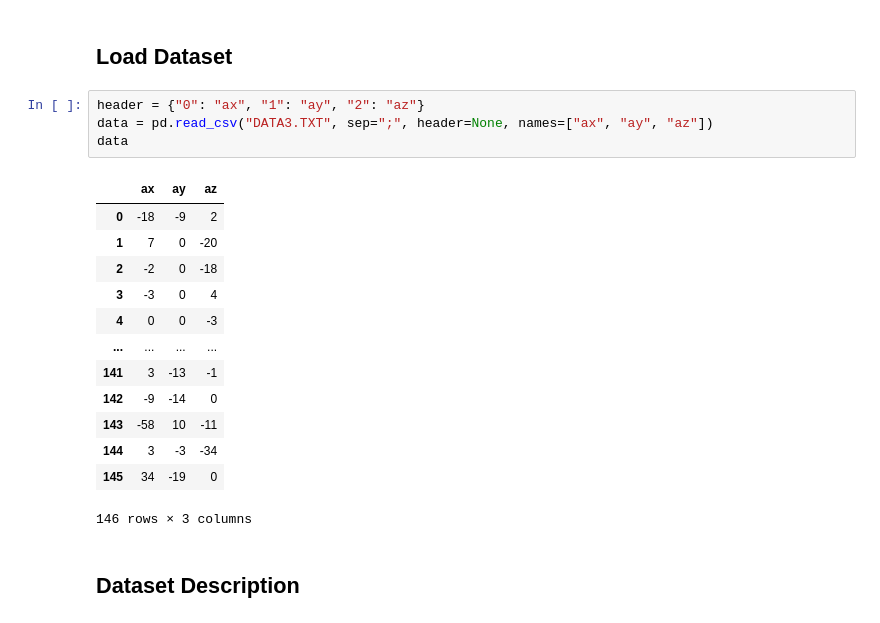
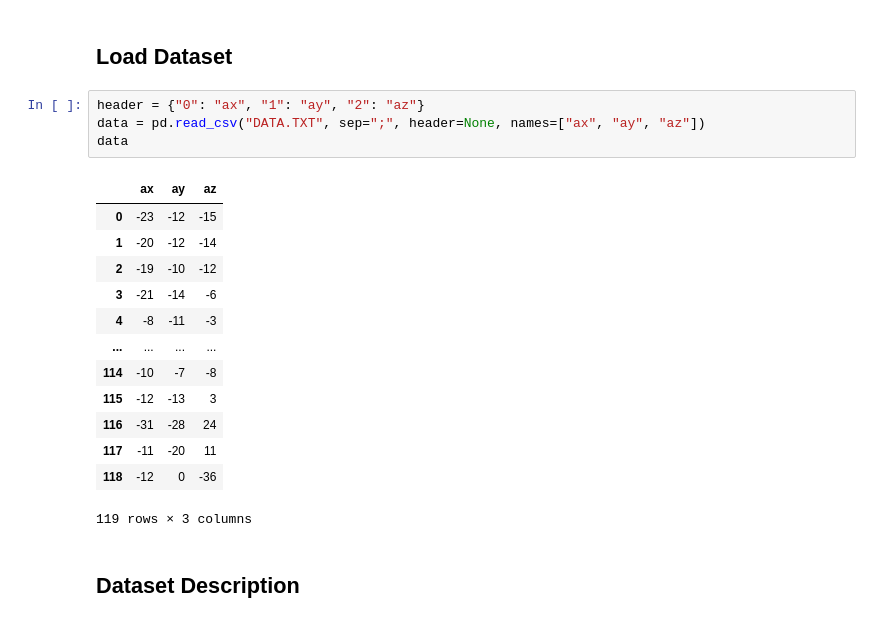
Before and after one commit to FABallemand/ProjetIngenieur, a Jupyter notebook: arduino_device/data/2023_02_27/data_analysis.ipynb, the cells around one changed output. Drawn from its saved outputs; the diff is of its cells as text.

```diff
--- a/arduino_device/data/2023_02_27/data_analysis.ipynb
+++ b/arduino_device/data/2023_02_27/data_analysis.ipynb
@@ -8,22 +8,22 @@ import matplotlib.pyplot as plt
 ## Load Dataset
 # %%
 header = {"0": "ax", "1": "ay", "2": "az"}
-data = pd.read_csv("DATA3.TXT", sep=";", header=None, names=["ax", "ay", "az"])
+data = pd.read_csv("DATA.TXT", sep=";", header=None, names=["ax", "ay", "az"])
 data
 # %% [output]
 |  | ax | ay | az |
-| 0 | -18 | -9 | 2 |
-| 1 | 7 | 0 | -20 |
-| 2 | -2 | 0 | -18 |
-| 3 | -3 | 0 | 4 |
-| 4 | 0 | 0 | -3 |
+| 0 | -23 | -12 | -15 |
+| 1 | -20 | -12 | -14 |
+| 2 | -19 | -10 | -12 |
+| 3 | -21 | -14 | -6 |
+| 4 | -8 | -11 | -3 |
 | ... | ... | ... | ... |
-| 141 | 3 | -13 | -1 |
-| 142 | -9 | -14 | 0 |
-| 143 | -58 | 10 | -11 |
-| 144 | 3 | -3 | -34 |
-| 145 | 34 | -19 | 0 |
+| 114 | -10 | -7 | -8 |
+| 115 | -12 | -13 | 3 |
+| 116 | -31 | -28 | 24 |
+| 117 | -11 | -20 | 11 |
+| 118 | -12 | 0 | -36 |
-146 rows × 3 columns
+119 rows × 3 columns
 # %% [markdown]
 ## Dataset Description
 # %%
```
Also changed, not shown: parts of 1 cell of this notebook, 4 other files.
